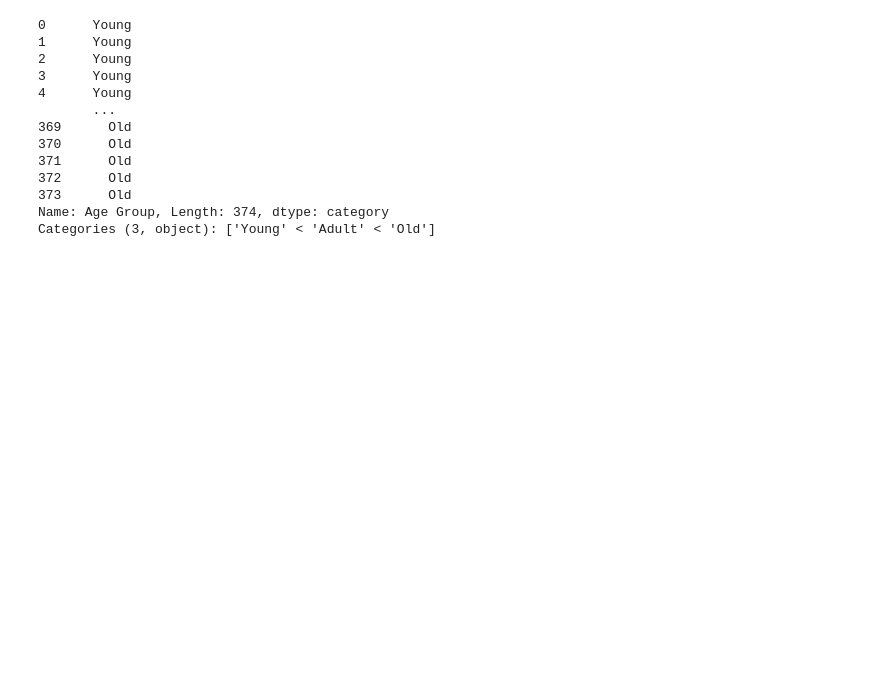
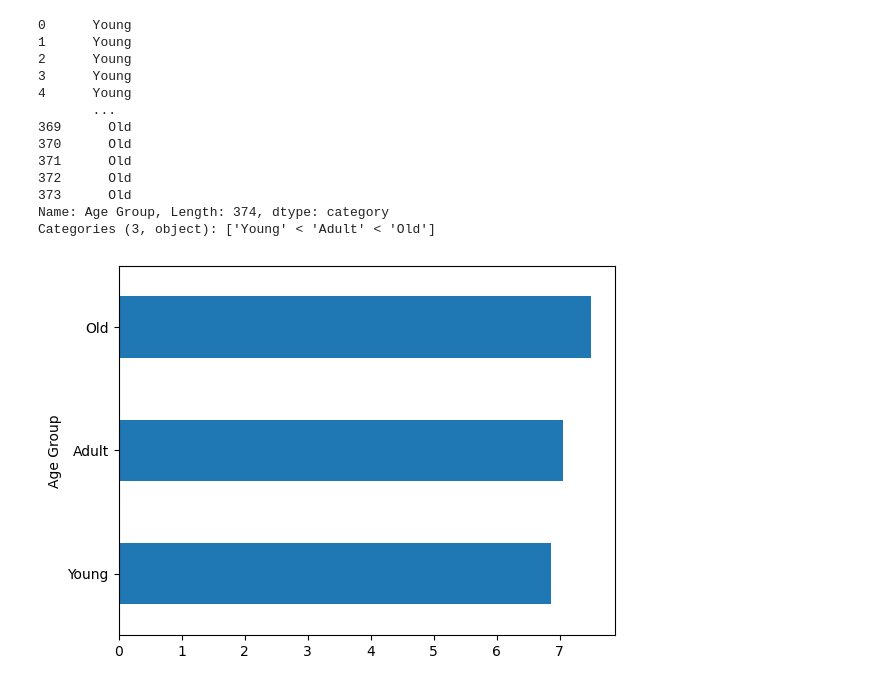
Before and after one commit to Nahsc0/DSFP_CLass, a Jupyter notebook: Sleep Health Analysis.ipynb, the cells around one changed output. Drawn from its saved outputs; the diff is of its cells as text; code cells hidden in the pictures; blank space fills up the shorter version.

```diff
--- a/Sleep Health Analysis.ipynb
+++ b/Sleep Health Analysis.ipynb
@@ -310,0 +309,4 @@ pd.cut(x = df.Age)
+# %%
+ave_sleep = df.groupby("Age Group")["Sleep Duration"].mean().plot(kind = "barh")
+# %% [output]
+[figure, added]
```
Also changed, not shown: parts of 2 cells of this notebook.
